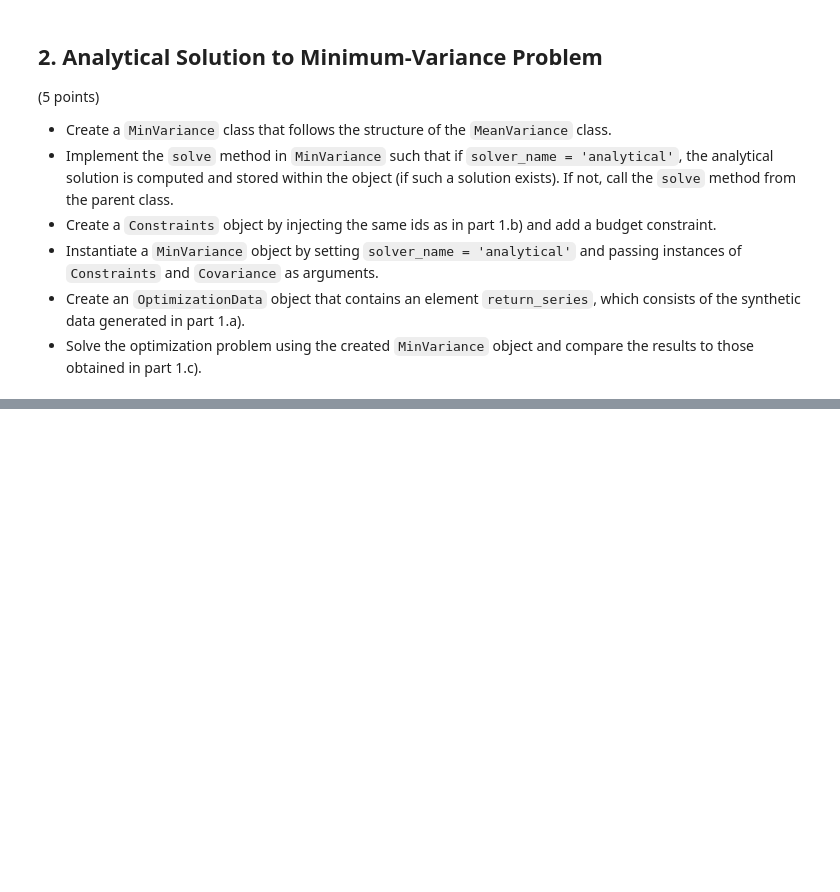
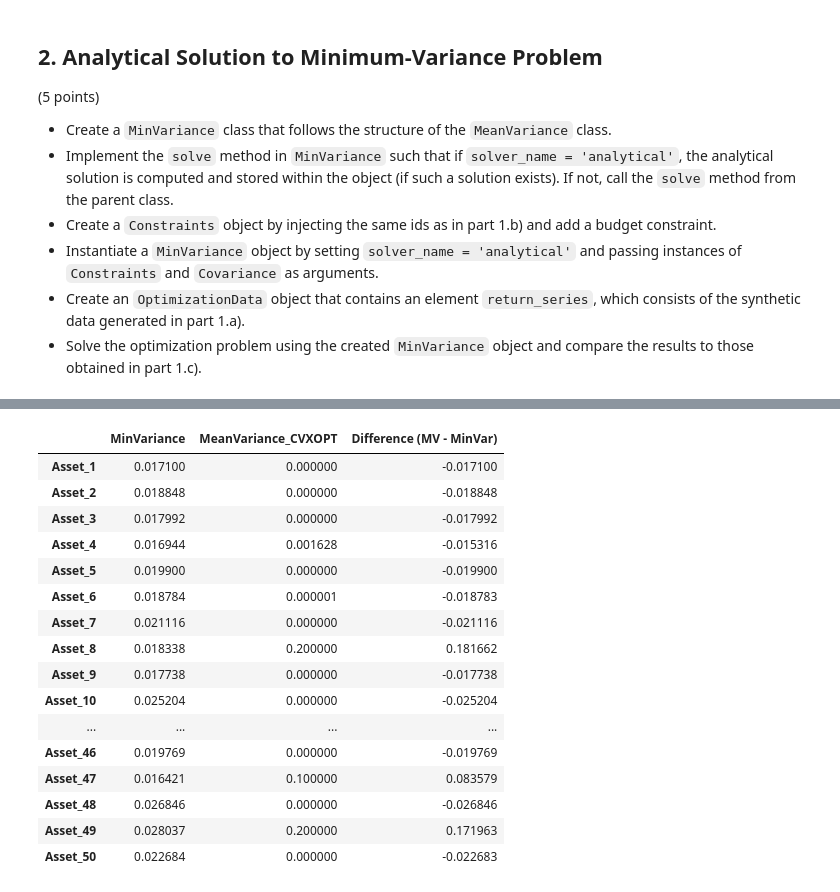
Before and after one commit to MatildeVenturi/qpmwp-course, a Jupyter notebook: assignments/assignment_1.ipynb, the cells around one changed output, grey strips where cells are left out. Cells and saved outputs as stored; diff of their text form; code cells hidden in the pictures; blank space fills up the shorter version.

```diff
--- a/assignments/assignment_1.ipynb
+++ b/assignments/assignment_1.ipynb
@@ -646,0 +717,81 @@ Asset_50     0.022684      -1.610586e-15 -0.022684
+# %%
+# ==============================
+# Clear comparison: MinVariance benchmark + MeanVariance differences
+# ==============================
+
+# 1. Build MinVariance weights
+w_minvar = pd.Series(minvar.results["weights"], index=constraints.ids, name="MinVariance")
+
+# 2. Extract moments
+Sigma = covariance.matrix.values if hasattr(covariance.matrix, "values") else np.asarray(covariance.matrix)
+mu = returns.mean().values
+
+# 3. Helper function
+def portfolio_stats(w, mu, Sigma):
+    w = np.asarray(w, dtype=float)
+    exp_return = float(w @ mu)
+    variance = float(w @ Sigma @ w)
+    volatility = float(np.sqrt(variance))
+    return exp_return, variance, volatility
+
+# 4. MinVariance benchmark statistics
+minvar_ret, minvar_var, minvar_vol = portfolio_stats(w_minvar.values, mu, Sigma)
+
+benchmark_df = pd.DataFrame({
+    "Expected Return": [minvar_ret],
+    "Variance": [minvar_var],
+    "Volatility": [minvar_vol]
+}, index=["Analytical MinVariance"])
+
+# 5. Compare each MeanVariance solution against the benchmark
+comparison_rows = []
+weights_comparison = {}
+
+for solver, w_mv in weights_dict.items():
+    if w_mv is None:
+        continue
+
+    if not isinstance(w_mv, pd.Series):
+        w_mv = pd.Series(w_mv, index=constraints.ids, name=f"MeanVariance_{solver}")
+    else:
+        w_mv = w_mv.reindex(constraints.ids)
+
+    mv_ret, mv_var, mv_vol = portfolio_stats(w_mv.values, mu, Sigma)
+
+    comparison_rows.append({
+        "Solver": solver.upper(),
+        "MV Return": mv_ret,
+        "MV Variance": mv_var,
+        "MV Volatility": mv_vol,
+        "Δ Return (MV - MinVar)": mv_ret - minvar_ret,
+        "Δ Variance (MV - MinVar)": mv_var - minvar_var,
+        "Δ Volatility (MV - MinVar)": mv_vol - minvar_vol,
+        "Weight Distance (L2)": float(np.linalg.norm(w_mv.values - w_minvar.values)),
+        "Max Absolute Weight Diff": float(np.max(np.abs(w_mv.values - w_minvar.values))),
+    })
+
+    weights_comparison[solver] = pd.DataFrame({
+        "MinVariance": w_minvar,
+        f"MeanVariance_{solver.upper()}": w_mv,
+        "Difference (MV - MinVar)": w_mv - w_minvar
+    })
+
+comparison_df = (
+    pd.DataFrame(comparison_rows)
+    .set_index("Solver")
+    .sort_values("Weight Distance (L2)")
+)
+
+print("Benchmark portfolio:")
+display(benchmark_df.round(6))
+
+print("MeanVariance portfolios compared to the MinVariance benchmark:")
+display(comparison_df.round(6))
+
+# 6. Show detailed weights for the closest MeanVariance solution
+# To check the difference with other solvers, you can change the index in weights_comparison to the desired solver (e.g., "OSQP", "CVXOPT", etc.)
+if not comparison_df.empty:
+    reference_solver = comparison_df.index[0].lower()
+    print(f"\nDetailed weight comparison for solver: {reference_solver.upper()}")
+    display(weights_comparison[reference_solver].round(6))
+# %% [output]
@@ -646,0 +810,17 @@ Asset_50     0.022684      -1.610586e-15 -0.022684
+|  | MinVariance | MeanVariance_CVXOPT | Difference (MV - MinVar) |
+| Asset_1 | 0.017100 | 0.000000 | -0.017100 |
+| Asset_2 | 0.018848 | 0.000000 | -0.018848 |
+| Asset_3 | 0.017992 | 0.000000 | -0.017992 |
+| Asset_4 | 0.016944 | 0.001628 | -0.015316 |
+| Asset_5 | 0.019900 | 0.000000 | -0.019900 |
+| Asset_6 | 0.018784 | 0.000001 | -0.018783 |
+| Asset_7 | 0.021116 | 0.000000 | -0.021116 |
+| Asset_8 | 0.018338 | 0.200000 | 0.181662 |
+| Asset_9 | 0.017738 | 0.000000 | -0.017738 |
+| Asset_10 | 0.025204 | 0.000000 | -0.025204 |
+| ... | ... | ... | ... |
+| Asset_46 | 0.019769 | 0.000000 | -0.019769 |
+| Asset_47 | 0.016421 | 0.100000 | 0.083579 |
+| Asset_48 | 0.026846 | 0.000000 | -0.026846 |
+| Asset_49 | 0.028037 | 0.200000 | 0.171963 |
+| Asset_50 | 0.022684 | 0.000000 | -0.022683 |
```
Also changed, not shown: parts of 9 cells of this notebook, 2 other files.
